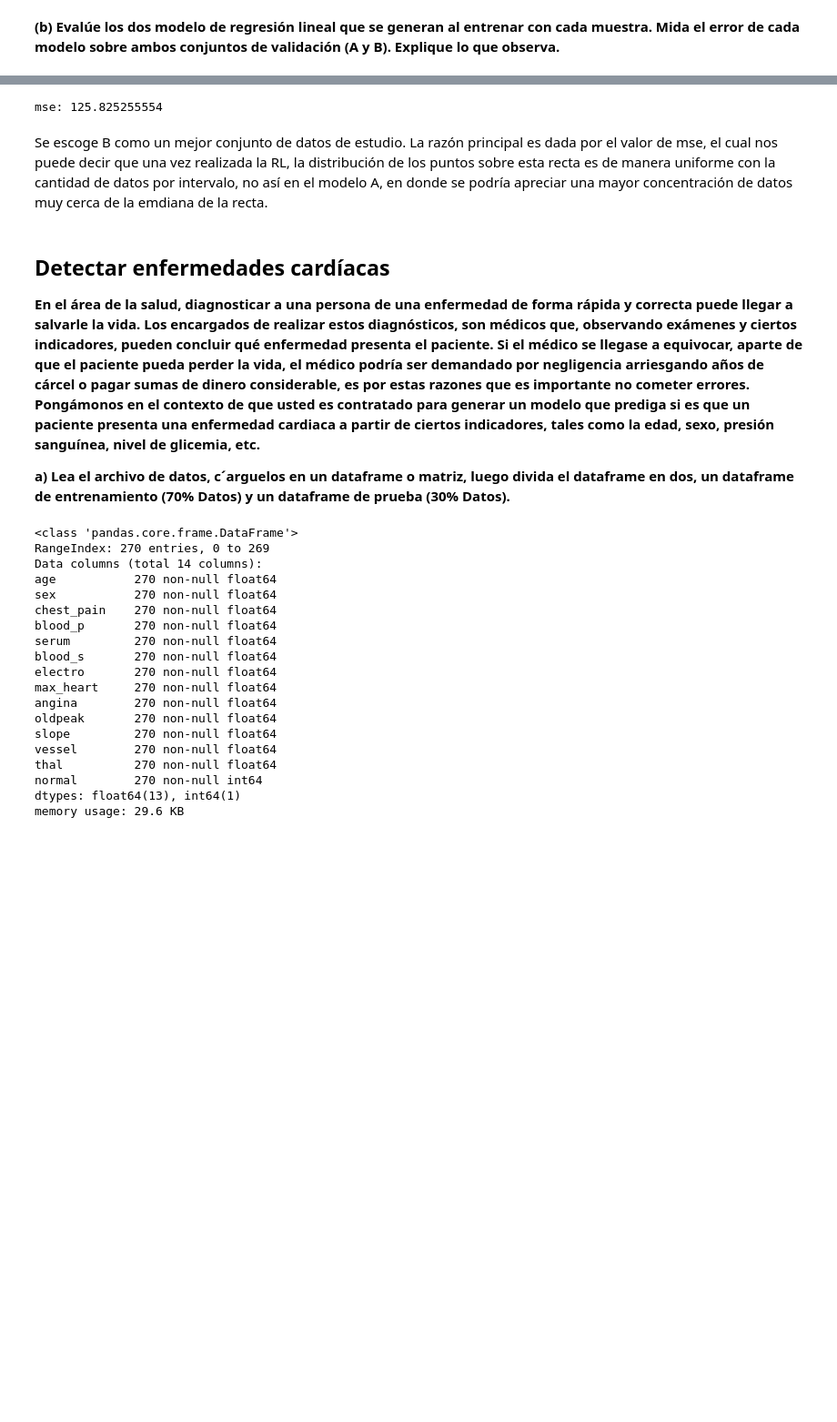
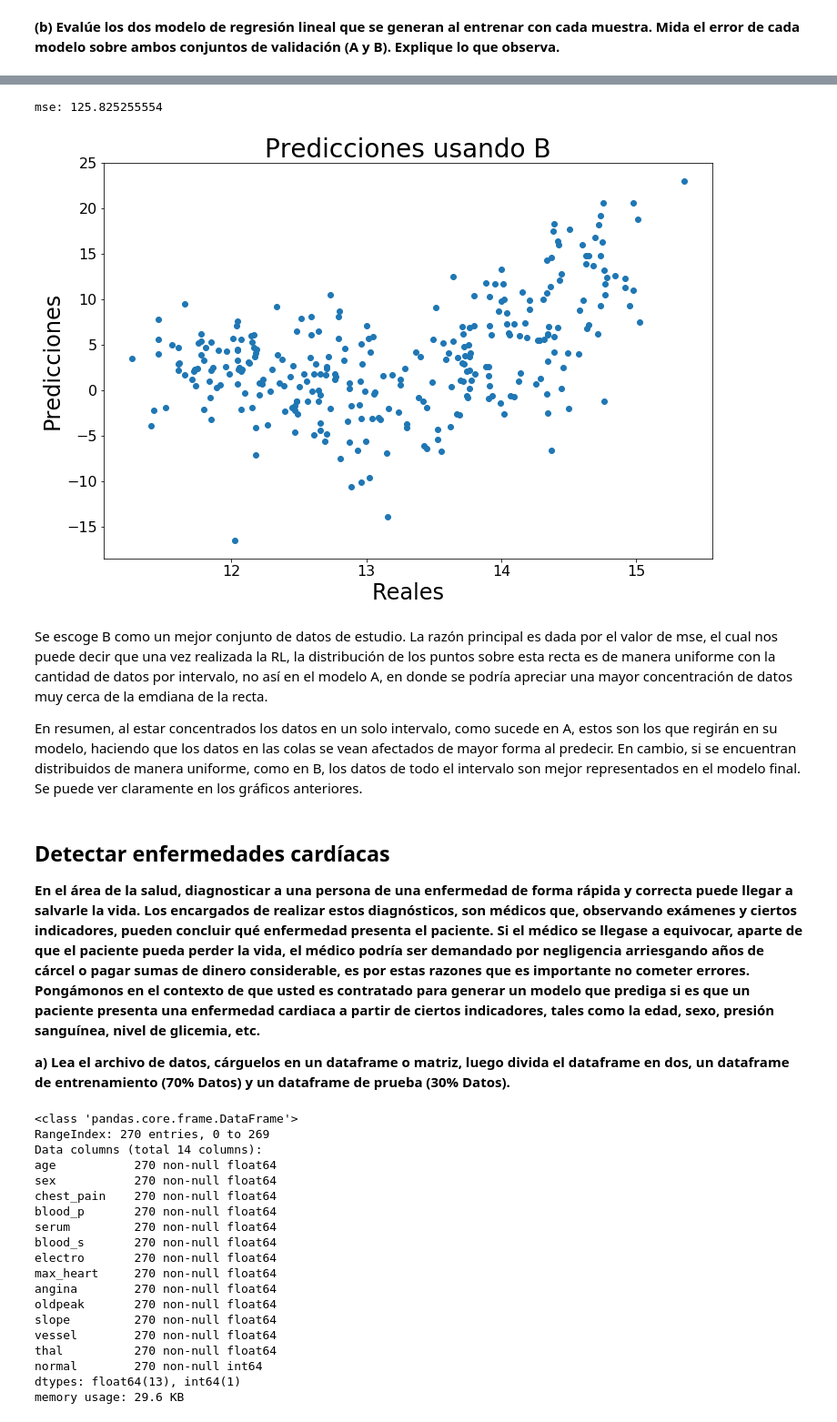
Before and after one commit to AlfredoAlfi/MachineLearning1, a Jupyter notebook: Tarea1_Machine_Learning.ipynb, the cells around one changed output, grey strips where cells are left out. Shown: that part at 91% size. Saved outputs shown, nothing was run; the diff lists cells and outputs as text; code cells hidden in the pictures; blank space fills up the shorter version.

```diff
--- a/Tarea1_Machine_Learning.ipynb
+++ b/Tarea1_Machine_Learning.ipynb
@@ -732,13 +779,23 @@ mse: 174.484191836
 # %%
 linreg = lm.LinearRegression(fit_intercept = False)
 linreg.fit(Xtrain_B, ytrain_B)
 yhat_val_B = linreg.predict(Xval_B)
 mse = np.mean(np.power(yhat_val_B - yval_B, 2))
 print("mse: "+str(mse))
+import matplotlib.pylab as plt
+plt.figure(figsize=(12,8),facecolor='1.0')
+plt.scatter(yval_B,yhat_val_B,)
+plt.title("Predicciones usando B", size=28)
+plt.xlabel("Reales", size=24)
+plt.ylabel("Predicciones", size=24)
+plt.tick_params(labelsize=16)
+plt.show()
 # %% [output]
 mse: 125.825255554
+[figure, added]
 # %% [markdown]
 <p>Se escoge B como un mejor conjunto de datos de estudio. La razón principal es dada por el valor de mse, el cual nos puede decir que una vez realizada la RL, la distribución de los puntos sobre esta recta es de manera uniforme con la cantidad de datos por intervalo, no así en el modelo A, en donde se podría apreciar una mayor concentración de datos muy cerca de la emdiana de la recta.</p>
+<p>En resumen, al estar concentrados los datos en un solo intervalo, como sucede en A, estos son los que regirán en su modelo, haciendo que los datos en las colas se vean afectados de mayor forma al predecir. En cambio, si se encuentran distribuidos de manera uniforme, como en B, los datos de todo el intervalo son mejor representados en el modelo final. Se puede ver claramente en los gráficos anteriores.</p>
 # %% [markdown]
 <h2>Detectar enfermedades cardíacas</h2>
 <p><b>En el área de la salud, diagnosticar a una persona de una enfermedad de forma rápida y correcta puede llegar
@@ -750,7 +807,7 @@ errores.
 Pongámonos en el contexto de que usted es contratado para generar un modelo que prediga si es que un
 paciente presenta una enfermedad cardiaca a partir de ciertos indicadores, tales como la edad, sexo, presión sanguínea, nivel de glicemia, etc.</b></p>
 
-<p><b> a) Lea el archivo de datos, c´arguelos en un dataframe o matriz, luego divida el dataframe en dos, un
+<p><b> a) Lea el archivo de datos, cárguelos en un dataframe o matriz, luego divida el dataframe en dos, un
 dataframe de entrenamiento (70% Datos) y un dataframe de prueba (30% Datos). </b></p>
 # %%
 headers = ['age','sex','chest_pain','blood_p','serum','blood_s','electro','max_heart',
```
Also changed, not shown: parts of 23 cells of this notebook.
